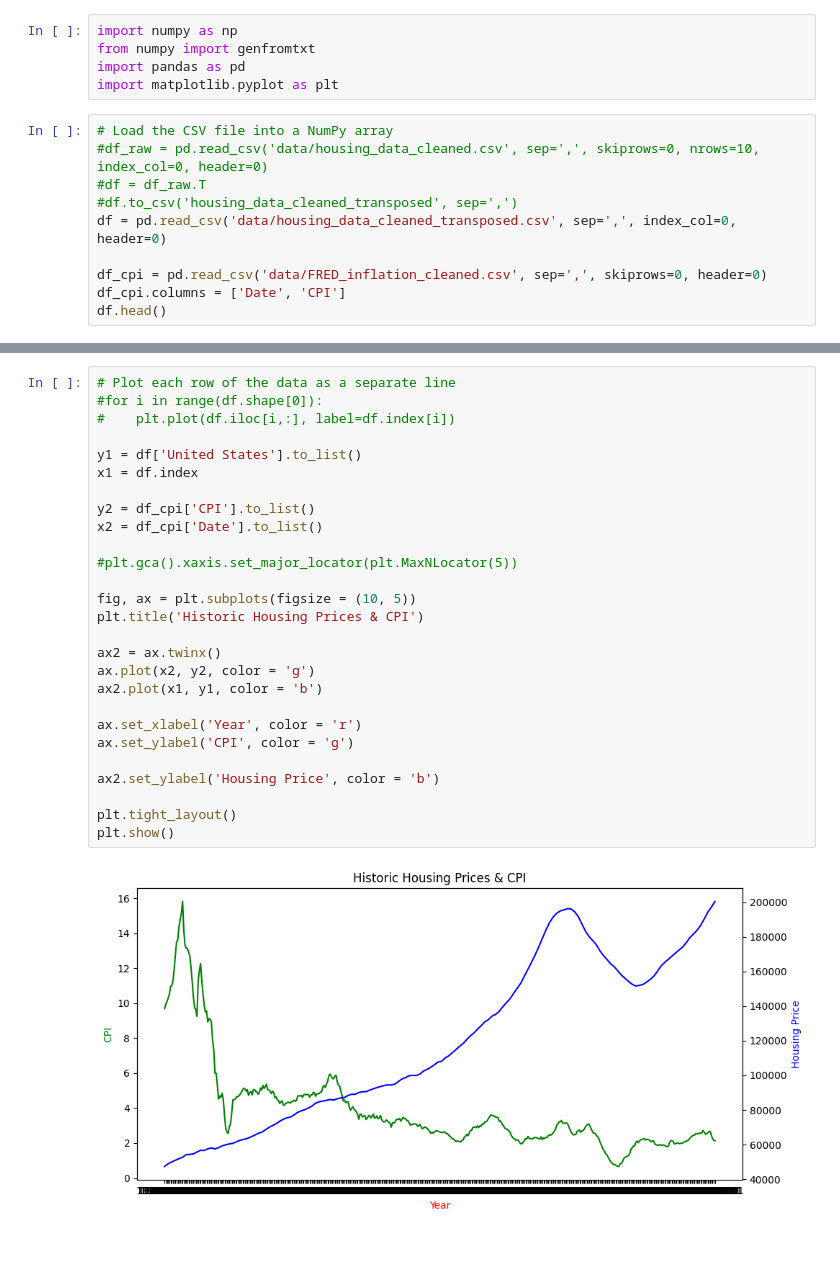
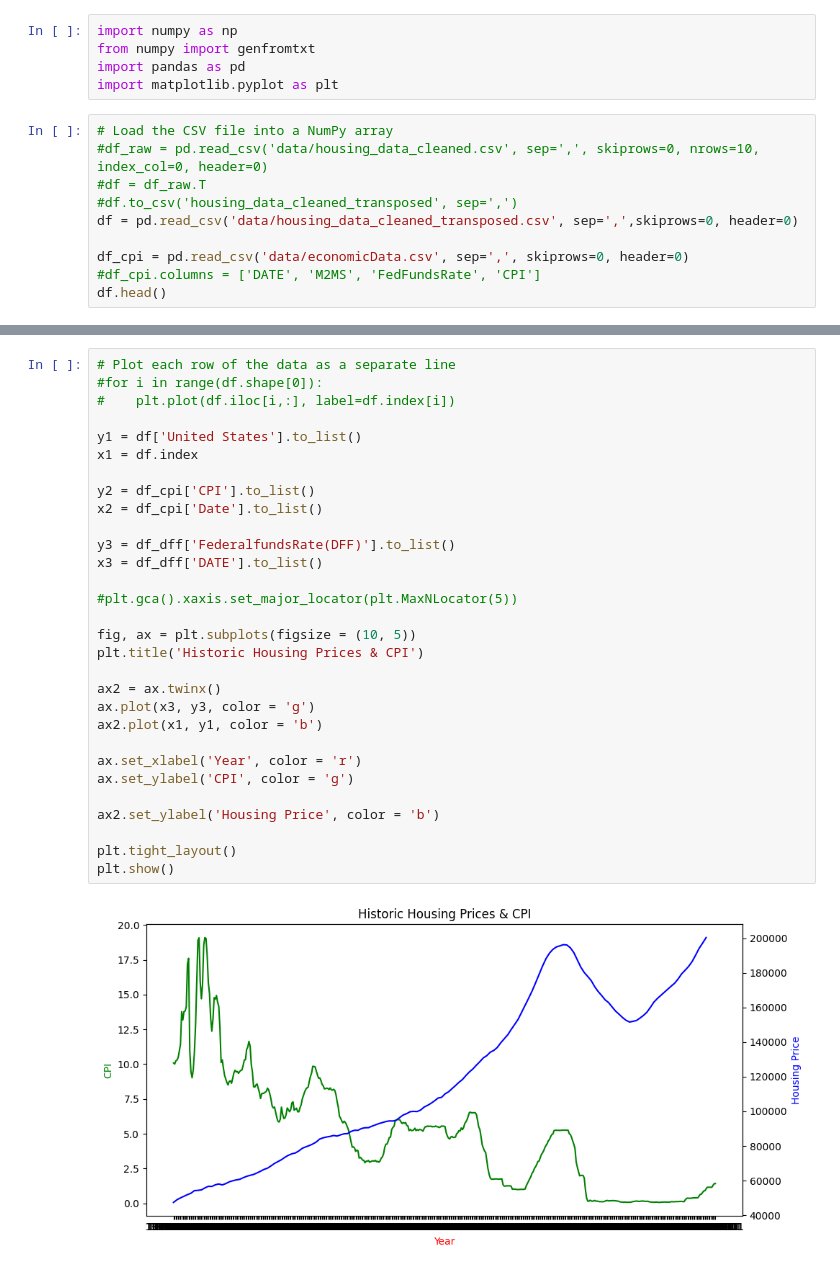
Before and after one commit to sullysbrain/wgu-c964-capstone, a Jupyter notebook: c951-task3.ipynb, the cells around one changed output, grey strips where cells are left out. Cells and saved outputs as stored; diff of their text form.

Commit message:
Cleaned Data and consolidated several single dimensions into one larger csv

```diff
--- a/c951-task3.ipynb
+++ b/c951-task3.ipynb
@@ -10,9 +10,9 @@ import matplotlib.pyplot as plt
 #df_raw = pd.read_csv('data/housing_data_cleaned.csv', sep=',', skiprows=0, nrows=10, index_col=0, header=0)
 #df = df_raw.T
 #df.to_csv('housing_data_cleaned_transposed', sep=',')
-df = pd.read_csv('data/housing_data_cleaned_transposed.csv', sep=',', index_col=0, header=0)
+df = pd.read_csv('data/housing_data_cleaned_transposed.csv', sep=',',skiprows=0, header=0)
 
-df_cpi = pd.read_csv('data/FRED_inflation_cleaned.csv', sep=',', skiprows=0, header=0)
-df_cpi.columns = ['Date', 'CPI']
+df_cpi = pd.read_csv('data/economicData.csv', sep=',', skiprows=0, header=0)
+#df_cpi.columns = ['DATE', 'M2MS', 'FedFundsRate', 'CPI']
 df.head()
 # %% [output]
@@ -25,29 +38,32 @@ df.head()
 # %%
 # Plot each row of the data as a separate line
 #for i in range(df.shape[0]):
 #    plt.plot(df.iloc[i,:], label=df.index[i])
 
 y1 = df['United States'].to_list()
 x1 = df.index
 
 y2 = df_cpi['CPI'].to_list()
 x2 = df_cpi['Date'].to_list()
 
+y3 = df_dff['FederalfundsRate(DFF)'].to_list()
+x3 = df_dff['DATE'].to_list()
+
 #plt.gca().xaxis.set_major_locator(plt.MaxNLocator(5))
 
 fig, ax = plt.subplots(figsize = (10, 5))
 plt.title('Historic Housing Prices & CPI')
 
 ax2 = ax.twinx()
-ax.plot(x2, y2, color = 'g')
+ax.plot(x3, y3, color = 'g')
 ax2.plot(x1, y1, color = 'b')
 
 ax.set_xlabel('Year', color = 'r')
 ax.set_ylabel('CPI', color = 'g')
 
 ax2.set_ylabel('Housing Price', color = 'b')
 
 plt.tight_layout()
 plt.show()
 # %% [output]
-[figure, old version]
+[figure, new version]
```
Also changed, not shown: parts of 2 cells of this notebook, 15 other files.
